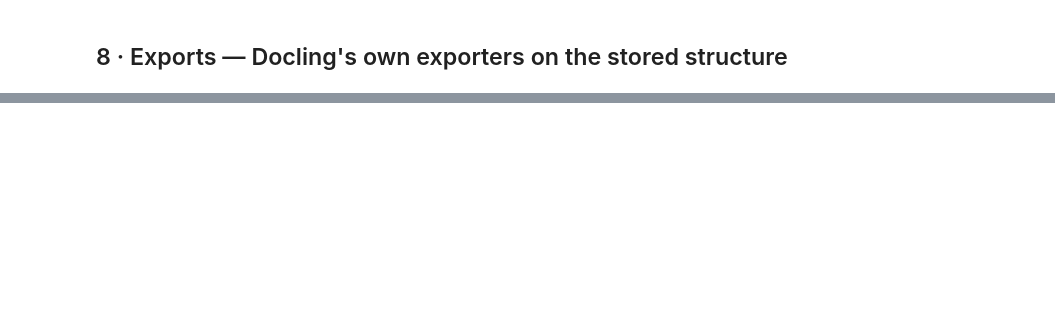
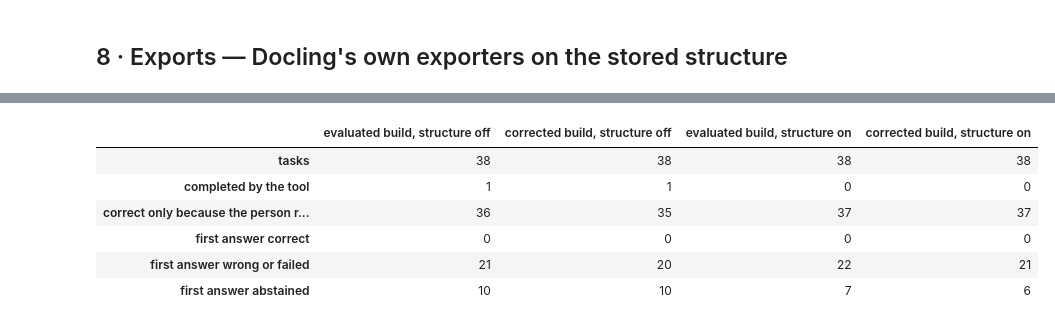
Before and after one commit to MahmoudYahiaAhmed/inklight, a Jupyter notebook: examples/structure_showcase.ipynb, the cells around one changed output, grey strips where cells are left out. Saved outputs shown, nothing was run; the diff lists cells and outputs as text; code cells hidden in the pictures; blank space fills up the shorter version.

```diff
--- a/examples/structure_showcase.ipynb
+++ b/examples/structure_showcase.ipynb
@@ -420,0 +484,27 @@ JSON export: 20148 characters · CLI: inklight structure regcard-en-scan.pdf --f
+# %%
+REGISTER = [  # (x0, y0, x1, y1), text: right to left, the header column of a register
+    ((1869, 244, 1976, 264), '١-الأسم التجارى'), ((1864, 271, 1999, 292), '(١) -السمة التجارية'),
+    ((1874, 326, 1971, 347), '١- نوع الشركة'), ((1750, 356, 2003, 376), '(ب) ٢- عنوان الشركة أو اسمها او اسم'),
+    ((1865, 382, 1976, 402), 'الجمعية التعاونية'), ((1856, 412, 1971, 431), '٣- السمة التجارية'),
+    ((1837, 499, 1866, 520), '(٢)'), ((1700, 567, 2004, 590), 'النجمة الزرقاء للتوريدات'),
+]
+NUMBERED = [((100, 120, 330, 142), '1. Company name'), ((100, 150, 330, 172), '2. Company type'),
+            ((100, 180, 330, 202), '3. Head office address'), ((100, 210, 600, 232), '4. Registration number: 31907')]
+LOOKALIKE = [((100, 120, 300, 142), 'Company name:'), ((320, 120, 600, 142), 'Name Holdings'),
+             ((100, 180, 300, 202), 'Registration'), ((100, 204, 300, 226), 'number:'), ((320, 204, 600, 226), '77881')]
+
+rows = []
+for pages, size, asks in [
+    ({'register.png': [REGISTER]}, (2338.0, 1653.0), [('register.png', 'ما نوع الشركة؟'), ('register.png', 'ما اسم الشركة؟')]),
+    ({'numbered.png': [NUMBERED]}, (1000.0, 800.0), [('numbered.png', 'What is the company type?'),
+                                                     ('numbered.png', 'What is the registration number?')]),
+    ({'lookalike.png': [LOOKALIKE]}, (1000.0, 800.0), [('lookalike.png', 'What is the company name?'),
+                                                       ('lookalike.png', 'What is the registration number?')]),
+]:
+    agent, ids = fixed_library(pages, size)
+    with agent:
+        for doc, q in asks:
+            r = agent.ask(q, doc_ids=[ids[doc]], save=False)
+            rows.append({'page': doc, 'question': q, 'answer': head(r)[:150]})
+pd.set_option('display.max_colwidth', 150)
+pd.DataFrame(rows)
@@ -420,0 +695,25 @@ JSON export: 20148 characters · CLI: inklight structure regcard-en-scan.pdf --f
+# %%
+ledger = pd.read_json(ROOT / 'bench' / 'results' / 'agent_eval' / 'amendment-1' / 'ledger-v2.jsonl', lines=True)
+scored = ledger[ledger['scored']]
+names = {'A': 'evaluated build, structure off', 'A2': 'corrected build, structure off',
+         'B': 'evaluated build, structure on', 'B2': 'corrected build, structure on'}
+table = pd.DataFrame({
+    names[arm]: {
+        'tasks': len(g),
+        'completed by the tool': int(g['tool_completed'].sum()),
+        'correct only because the person read the page': int(g['manual_rescue'].sum()),
+        'first answer correct': int((g['first_attempt'] == 'correct').sum()),
+        'first answer wrong or failed': int(g['first_attempt'].isin(['wrong', 'failed']).sum()),
+        'first answer abstained': int((g['first_attempt'] == 'abstained').sum()),
+    }
+    for arm, g in scored.groupby('arm')
+})
+table[[names[a] for a in ('A', 'A2', 'B', 'B2')]]
+# %% [output]
+|  | evaluated build, structure off | corrected build, structure off | evaluated build, structure on | corrected build, structure on |
+| tasks | 38 | 38 | 38 | 38 |
+| completed by the tool | 1 | 1 | 0 | 0 |
+| correct only because the person r... | 36 | 35 | 37 | 37 |
+| first answer correct | 0 | 0 | 0 | 0 |
+| first answer wrong or failed | 21 | 20 | 22 | 21 |
+| first answer abstained | 10 | 10 | 7 | 6 |
```
Also changed, not shown: parts of 35 cells of this notebook.
